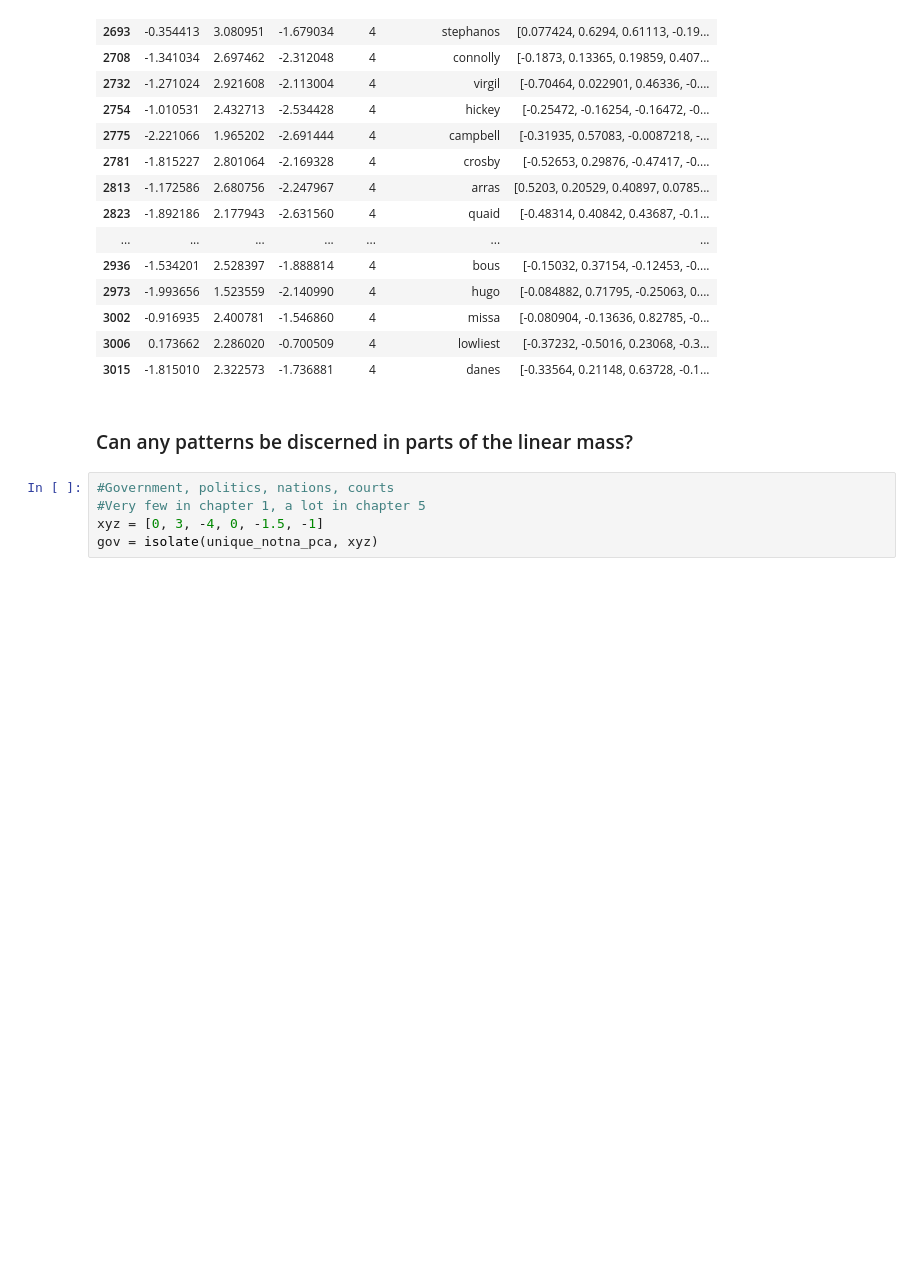
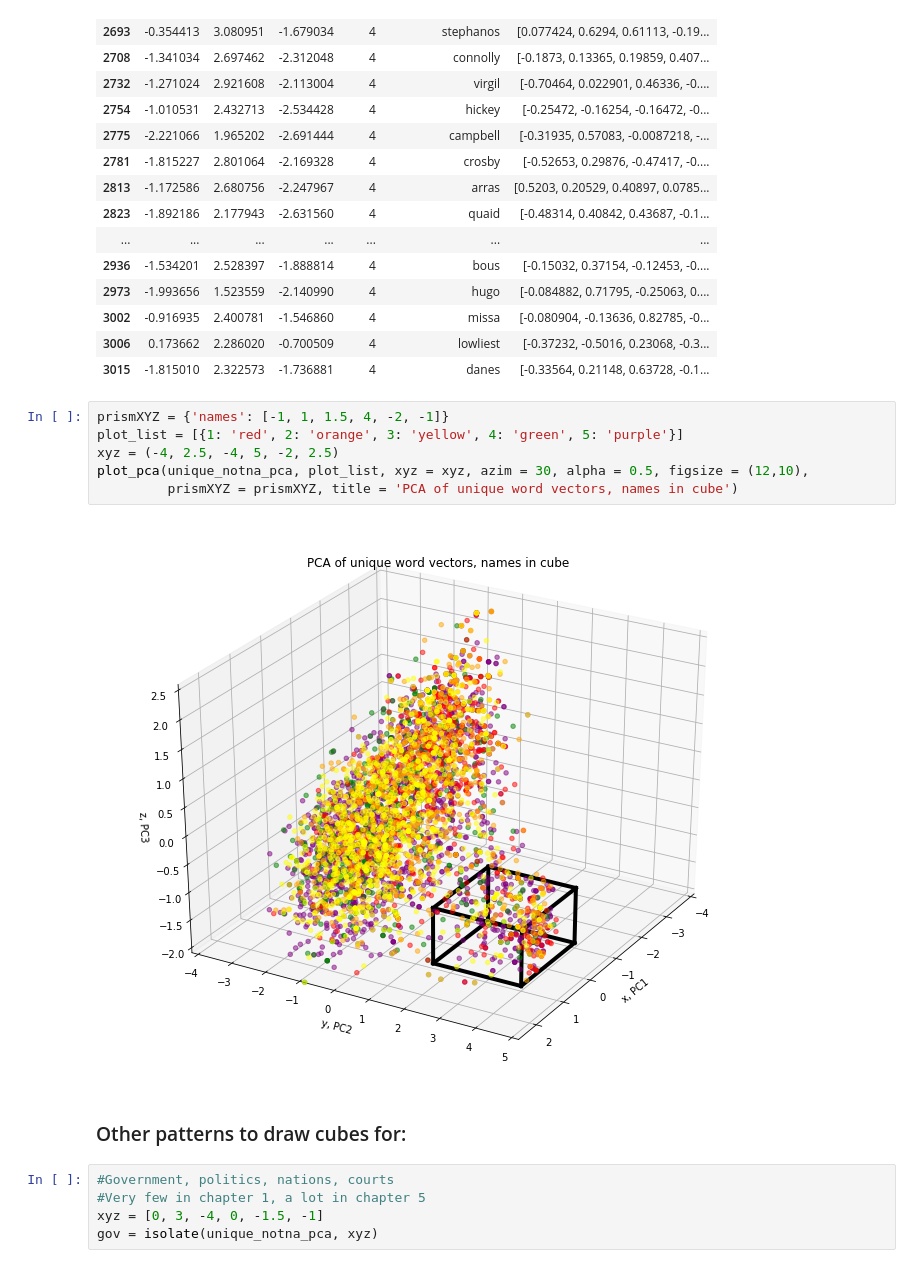
Before and after one commit to ssrosa/dsc-4-final-project-online-ds-pt-100118, a Jupyter notebook: student.ipynb, the cells around one changed output. Saved outputs shown, nothing was run; the diff lists cells and outputs as text; blank space fills up the shorter version.

```diff
--- a/student.ipynb
+++ b/student.ipynb
@@ -592,8 +592,16 @@ blob_notna[blob_notna['label'] == 4].head(20)
 | 3002 | -0.916935 | 2.400781 | -1.546860 | 4 | missa | [-0.080904, -0.13636, 0.82785, -0... |
 | 3006 | 0.173662 | 2.286020 | -0.700509 | 4 | lowliest | [-0.37232, -0.5016, 0.23068, -0.3... |
 | 3015 | -1.815010 | 2.322573 | -1.736881 | 4 | danes | [-0.33564, 0.21148, 0.63728, -0.1... |
-# %% [markdown]
-### Can any patterns be discerned in parts of the linear mass?
+# %%
+prismXYZ = {'names': [-1, 1, 1.5, 4, -2, -1]}
+plot_list = [{1: 'red', 2: 'orange', 3: 'yellow', 4: 'green', 5: 'purple'}]
+xyz = (-4, 2.5, -4, 5, -2, 2.5)
+plot_pca(unique_notna_pca, plot_list, xyz = xyz, azim = 30, alpha = 0.5, figsize = (12,10),
+         prismXYZ = prismXYZ, title = 'PCA of unique word vectors, names in cube')
+# %% [output]
+[figure, added]
+# %% [markdown]
+### Other patterns to draw cubes for:
 # %%
 #Government, politics, nations, courts
 #Very few in chapter 1, a lot in chapter 5
```
Also changed, not shown: parts of 27 cells of this notebook.
